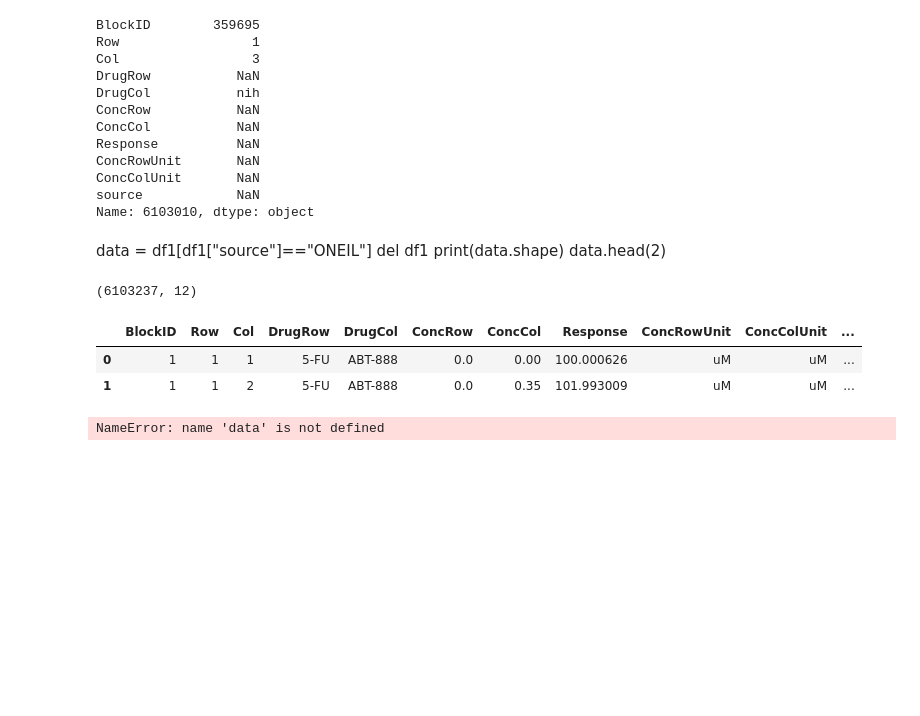
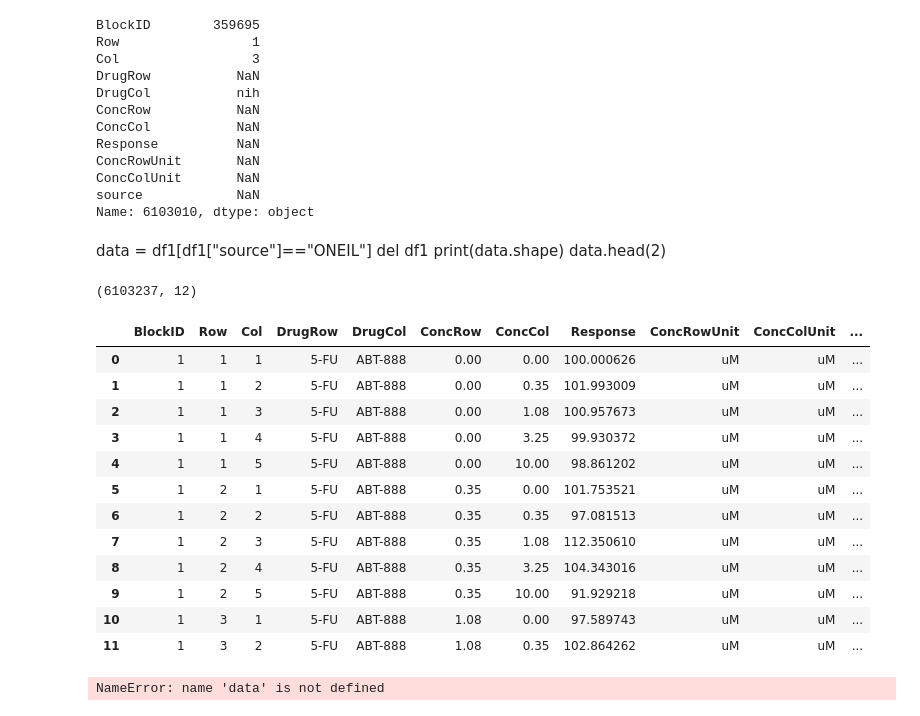
Before and after one commit to stefanhuber1510/marbleProject, a Jupyter notebook: scoring/reconstructGlobalClassifier.ipynb, the cells around one changed output. Drawn from its saved outputs; the diff is of its cells as text; code cells hidden in the pictures; blank space fills up the shorter version.

```diff
--- a/scoring/reconstructGlobalClassifier.ipynb
+++ b/scoring/reconstructGlobalClassifier.ipynb
@@ -47,15 +49,25 @@ data.head(2)
 # %%
 #enriching df2 with cell line info
 df2 = pd.read_csv("../drugCombDBdata/synergy-score-data/REGRdrugcombs_scored.csv")
 cellBlockDf = df2.loc[:,["ID","Cell line"]]
 data = data.join(cellBlockDf.set_index("ID"),on="BlockID")
 print(data.shape)
-data.head(2)
+data.head(12)
 # %% [output]
 (6103237, 12)
 |  | BlockID | Row | Col | DrugRow | DrugCol | ConcRow | ConcCol | Response | ConcRowUnit | ConcColUnit | ... |
-| 0 | 1 | 1 | 1 | 5-FU | ABT-888 | 0.0 | 0.00 | 100.000626 | uM | uM | ... |
-| 1 | 1 | 1 | 2 | 5-FU | ABT-888 | 0.0 | 0.35 | 101.993009 | uM | uM | ... |
+| 0 | 1 | 1 | 1 | 5-FU | ABT-888 | 0.00 | 0.00 | 100.000626 | uM | uM | ... |
+| 1 | 1 | 1 | 2 | 5-FU | ABT-888 | 0.00 | 0.35 | 101.993009 | uM | uM | ... |
+| 2 | 1 | 1 | 3 | 5-FU | ABT-888 | 0.00 | 1.08 | 100.957673 | uM | uM | ... |
+| 3 | 1 | 1 | 4 | 5-FU | ABT-888 | 0.00 | 3.25 | 99.930372 | uM | uM | ... |
+| 4 | 1 | 1 | 5 | 5-FU | ABT-888 | 0.00 | 10.00 | 98.861202 | uM | uM | ... |
+| 5 | 1 | 2 | 1 | 5-FU | ABT-888 | 0.35 | 0.00 | 101.753521 | uM | uM | ... |
+| 6 | 1 | 2 | 2 | 5-FU | ABT-888 | 0.35 | 0.35 | 97.081513 | uM | uM | ... |
+| 7 | 1 | 2 | 3 | 5-FU | ABT-888 | 0.35 | 1.08 | 112.350610 | uM | uM | ... |
+| 8 | 1 | 2 | 4 | 5-FU | ABT-888 | 0.35 | 3.25 | 104.343016 | uM | uM | ... |
+| 9 | 1 | 2 | 5 | 5-FU | ABT-888 | 0.35 | 10.00 | 91.929218 | uM | uM | ... |
+| 10 | 1 | 3 | 1 | 5-FU | ABT-888 | 1.08 | 0.00 | 97.589743 | uM | uM | ... |
+| 11 | 1 | 3 | 2 | 5-FU | ABT-888 | 1.08 | 0.35 | 102.864262 | uM | uM | ... |
 # %%
 data["BlockID"].head(-3)
 # %% [output]
```
Also changed, not shown: parts of 2 cells of this notebook.
